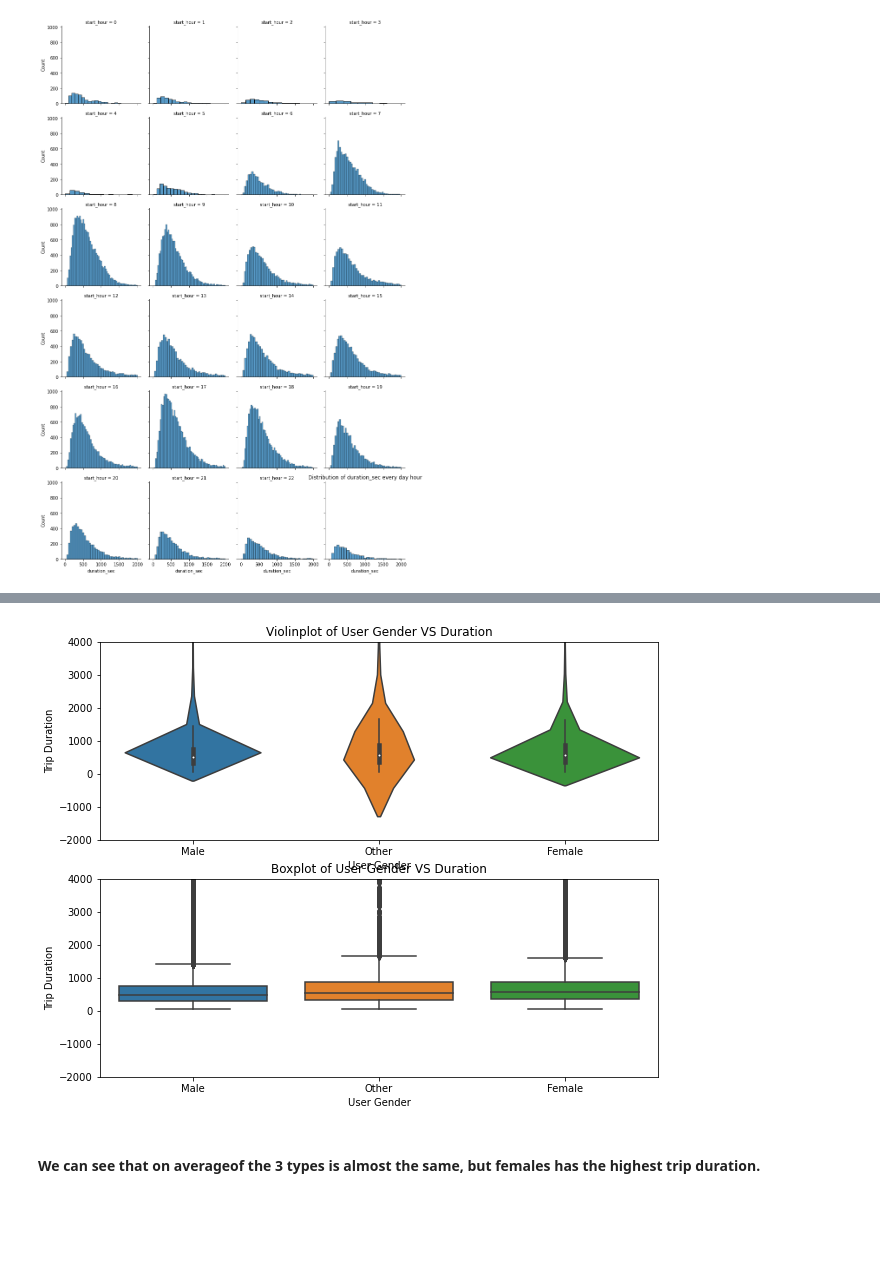
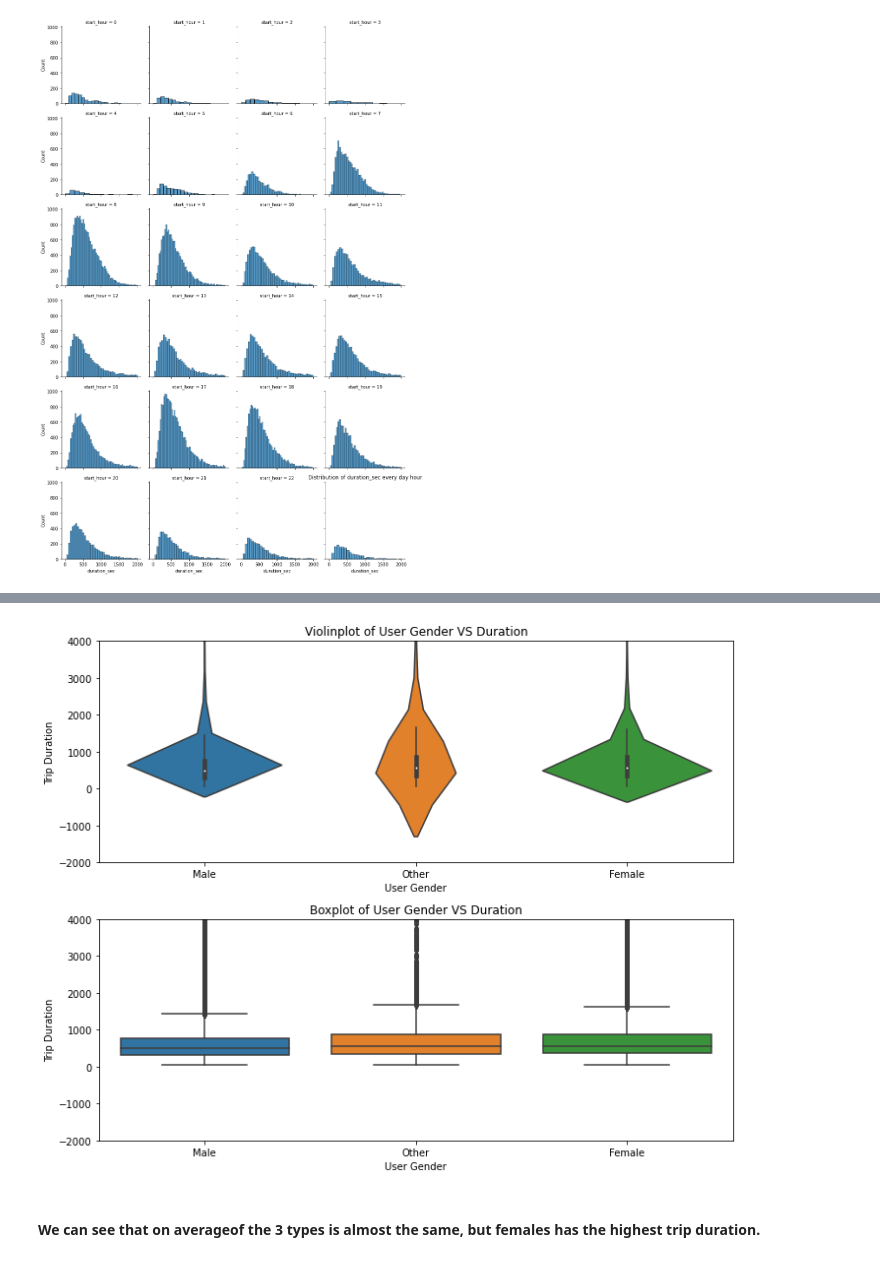
Before and after one commit to KamelMoohamed/Communicate-Data-Findings, a Jupyter notebook: Communicate Data Findings.ipynb, the cells around one changed output, grey strips where cells are left out. Drawn from its saved outputs; the diff is of its cells as text; code cells hidden in the pictures; blank space fills up the shorter version.

```diff
--- a/Communicate Data Findings.ipynb
+++ b/Communicate Data Findings.ipynb
@@ -321,18 +366,19 @@ ax[1].set_title("Boxplot of User Type VS Duration");
 # %%
 fig, ax = plt.subplots(2, 1, figsize=(10, 8))
 sb.violinplot(ax = ax[0], data=df, x='member_gender', y='duration_sec');
 ax[0].set_ylim((-2000, 4000))
 ax[0].set_xlabel("User Gender")
 ax[0].set_ylabel("Trip Duration")
 ax[0].set_title("Violinplot of User Gender VS Duration")
 
 sb.boxplot(ax = ax[1], data=df, x='member_gender', y='duration_sec');
 ax[1].set_ylim((-2000, 4000))
 ax[1].set_xlabel("User Gender")
 ax[1].set_ylabel("Trip Duration")
 ax[1].set_title("Boxplot of User Gender VS Duration");
+fig.tight_layout()
 # %% [output]
-[figure, old version]
+[figure, new version]
 # %% [markdown]
 #### We can see that on averageof the 3 types is almost the same, but females has the highest trip duration.
 # %% [markdown]
```
Also changed, not shown: parts of 18 cells of this notebook, 1 other file.
